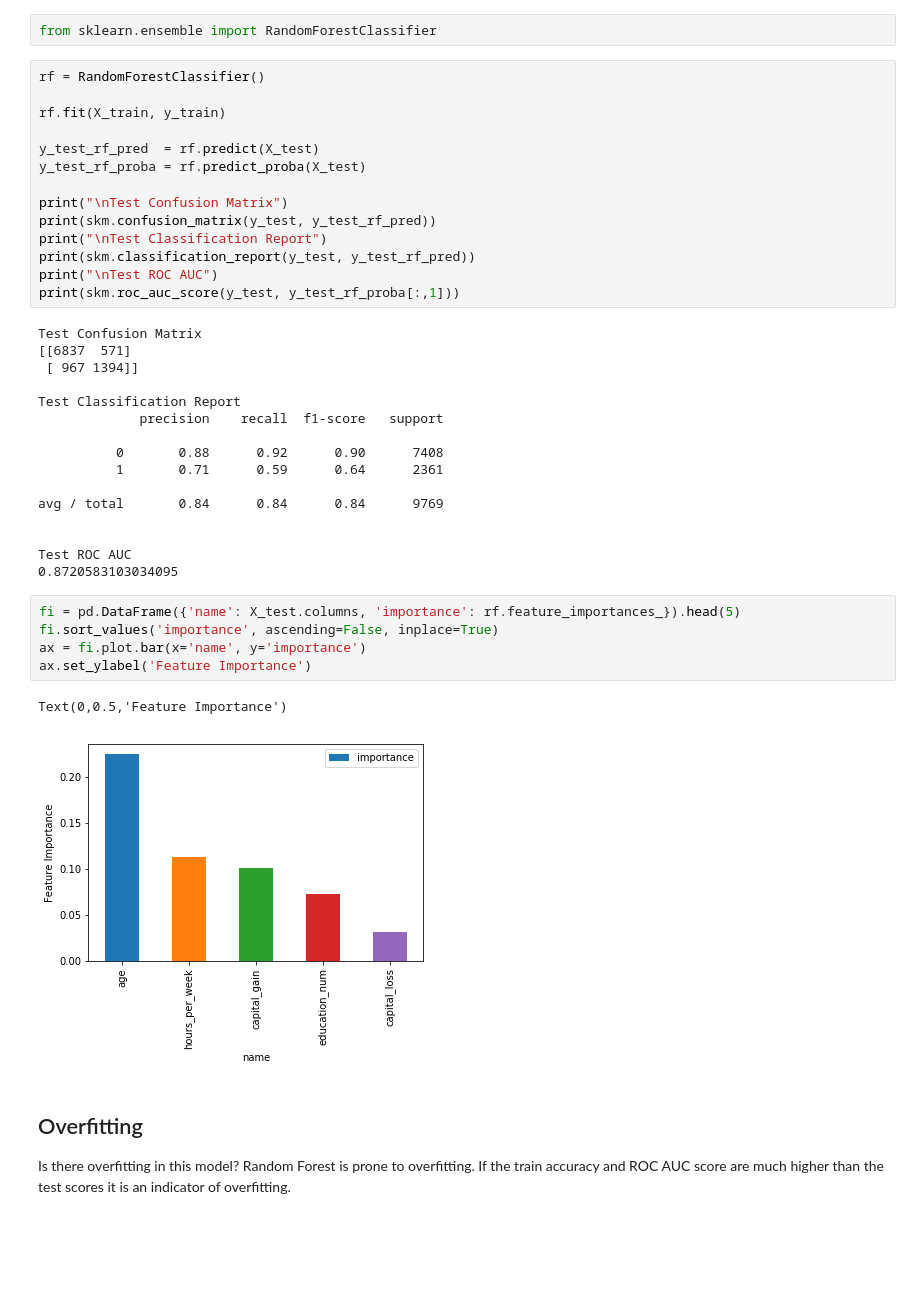
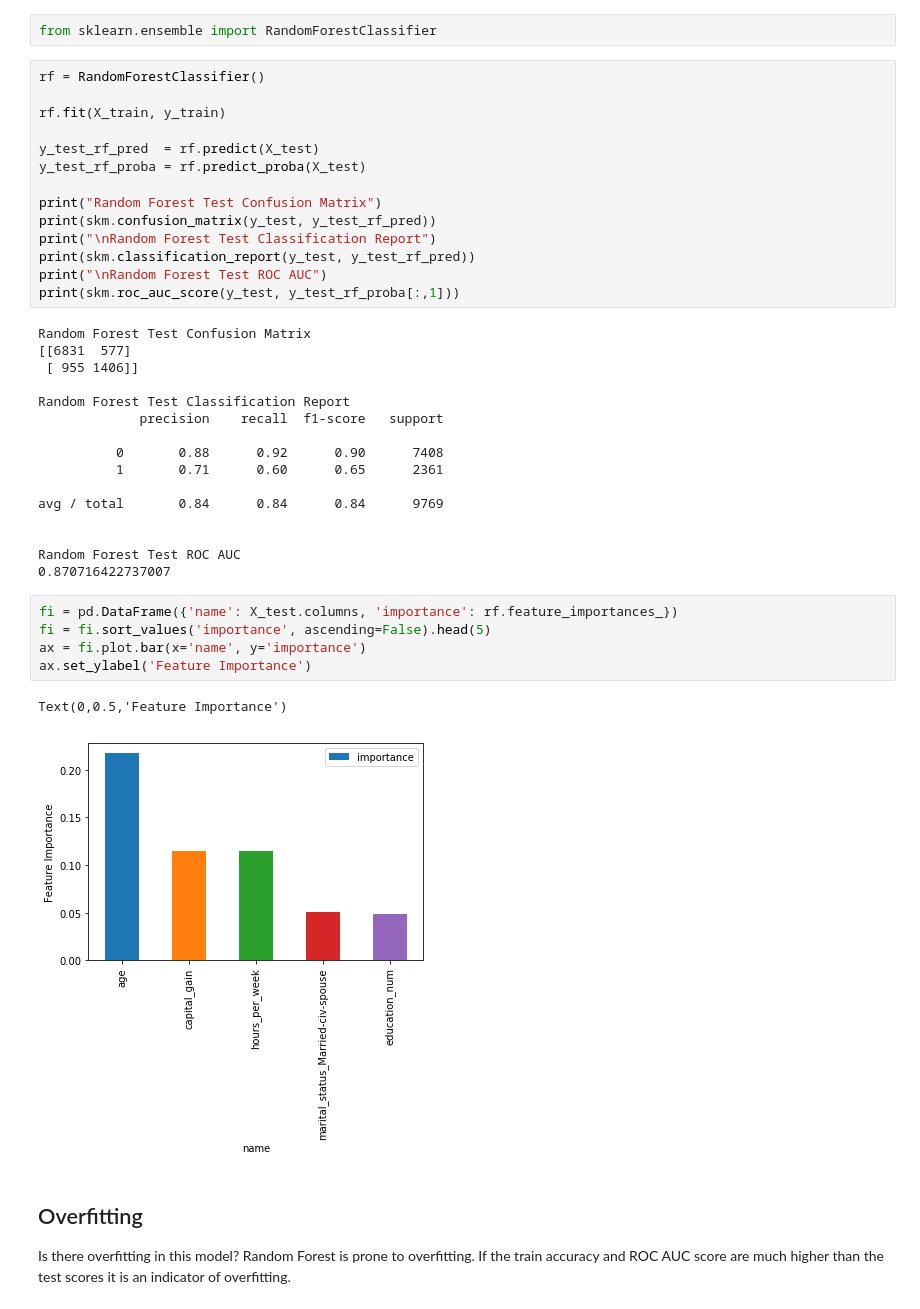
Before and after one commit to scottshepard/MScA, a Jupyter notebook: 31009/31009 - Assignment 6.ipynb, the cells around one changed output. Cells and saved outputs as stored; diff of their text form; blank space fills up the shorter version.

```diff
--- a/31009/31009 - Assignment 6.ipynb
+++ b/31009/31009 - Assignment 6.ipynb
@@ -90,36 +90,36 @@ rf.fit(X_train, y_train)
 y_test_rf_pred  = rf.predict(X_test)
 y_test_rf_proba = rf.predict_proba(X_test)
 
-print("\nTest Confusion Matrix")
+print("Random Forest Test Confusion Matrix")
 print(skm.confusion_matrix(y_test, y_test_rf_pred))
-print("\nTest Classification Report")
+print("\nRandom Forest Test Classification Report")
 print(skm.classification_report(y_test, y_test_rf_pred))
-print("\nTest ROC AUC")
+print("\nRandom Forest Test ROC AUC")
 print(skm.roc_auc_score(y_test, y_test_rf_proba[:,1]))
 # %% [output]
-Test Confusion Matrix
-[[6837  571]
- [ 967 1394]]
+Random Forest Test Confusion Matrix
+[[6831  577]
+ [ 955 1406]]
 
-Test Classification Report
+Random Forest Test Classification Report
              precision    recall  f1-score   support
 
           0       0.88      0.92      0.90      7408
-          1       0.71      0.59      0.64      2361
+          1       0.71      0.60      0.65      2361
 
 avg / total       0.84      0.84      0.84      9769
 
 
-Test ROC AUC
-0.8720583103034095
+Random Forest Test ROC AUC
+0.870716422737007
 # %%
-fi = pd.DataFrame({'name': X_test.columns, 'importance': rf.feature_importances_}).head(5)
-fi.sort_values('importance', ascending=False, inplace=True)
+fi = pd.DataFrame({'name': X_test.columns, 'importance': rf.feature_importances_})
+fi = fi.sort_values('importance', ascending=False).head(5)
 ax = fi.plot.bar(x='name', y='importance')
 ax.set_ylabel('Feature Importance')
 # %% [output]
 Text(0,0.5,'Feature Importance')
-[figure, old version]
+[figure, new version]
 # %% [markdown]
 ## Overfitting
 
```
Also changed, not shown: parts of 17 cells of this notebook.
